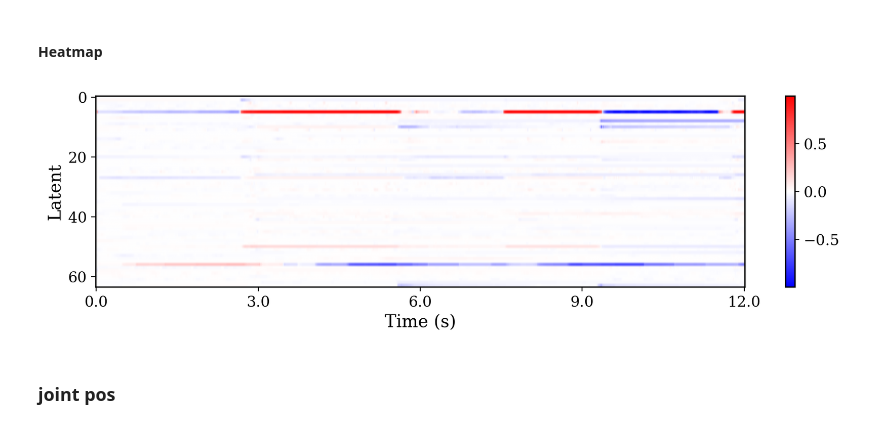
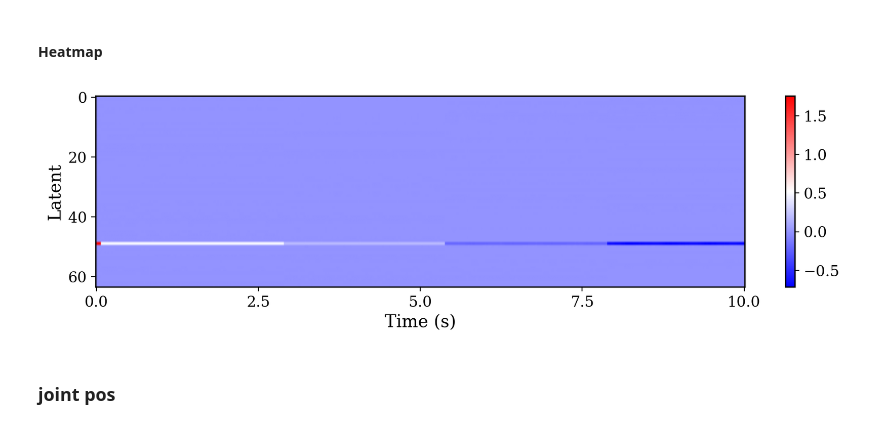
Before and after one commit to andyzong16/Isaaclab_Training, a Jupyter notebook: scripts/reinforcement_learning/rsl_rl/plot.ipynb, the cells around one changed output. Drawn from its saved outputs; the diff is of its cells as text; code cells hidden in the pictures.

```diff
--- a/scripts/reinforcement_learning/rsl_rl/plot.ipynb
+++ b/scripts/reinforcement_learning/rsl_rl/plot.ipynb
@@ -73,7 +73,9 @@ plt.rcParams['font.family'] = 'serif'
 
 # # vae teacher
 # DATA_ROOT = Path(os.path.realpath('__file__')).parent.parent.parent.parent / "logs" / "rsl_rl/g1_29dof_soft_vae_teacher"
-# data_dir = DATA_ROOT / "2026-04-16_22-19-54" / "logs"
+# # data_dir = DATA_ROOT / "2026-04-16_22-19-54" / "logs"
+# # data_dir = DATA_ROOT / "2026-04-24_02-54-25" / "logs"
+# data_dir = DATA_ROOT / "2026-04-25_02-51-12" / "logs"
 
 # # vae RNN student
 # DATA_ROOT = Path(os.path.realpath('__file__')).parent.parent.parent.parent / "logs" / "rsl_rl/g1_29dof_soft_vae_student"
@@ -82,7 +84,9 @@ plt.rcParams['font.family'] = 'serif'
 
 # vae TCN student
 DATA_ROOT = Path(os.path.realpath('__file__')).parent.parent.parent.parent / "logs" / "rsl_rl/g1_29dof_soft_vae_student_tcn"
-data_dir = DATA_ROOT / "2026-04-21_22-36-08" / "logs"
+# data_dir = DATA_ROOT / "2026-04-21_22-36-08" / "logs"
+# data_dir = DATA_ROOT / "2026-04-23_00-44-01" / "logs"
+data_dir = DATA_ROOT / "2026-04-26_18-30-36" / "logs"
 # %%
 def quat_to_yaw(quat):
     """Extract yaw from quaternion [w, x, y, z]"""
@@ -118,8 +122,11 @@ contact_force_idx = slice(7, 13)
 foot_air_time_idx = slice(13, 15)
 material_prop_idx = slice(15, None)
 # %%
+# data_path = data_dir / "rl_play"
+# data_path = data_dir / "rigid"
+# data_path = data_dir / "rigid_with_soft"
 # data_path = data_dir / "terrain_transition"
-data_path = data_dir / "terrain_transition_soft"
+data_path = data_dir / "terrain_transition_soft_2"
 
 policy_obs_path = (data_path / "obs/obs.pkl").as_posix()
 privileged_obs_path = (data_path / "privileged/privileged.pkl").as_posix()
@@ -464,33 +463,33 @@ plt.show()
 # %%
 ENV_ID = 0
 cmap = "bwr"
 latent_z = latent[ENV_ID]
-# mu = latent_z.mean(axis=0, keepdims=True)
-# std = latent_z.std(axis=0, keepdims=True) + 1e-8
-# latent_z = (latent_z - mu) / std
+mu = latent_z.mean(axis=0, keepdims=True)
+std = latent_z.std(axis=0, keepdims=True) + 1e-8
+latent_z = (latent_z - mu)
 
 latent_z = latent_z.transpose(1, 0)   # (latent_dim, seq_len)
 
 seq_len = latent_z.shape[1]
 
 fig, ax = plt.subplots(figsize=(10, 3))
 im = ax.imshow(latent_z, aspect="auto", cmap=cmap)
 fig.colorbar(im, ax=ax)
 
 # map pixel indices → time in seconds
 n_ticks = 5
 tick_positions = np.linspace(0, seq_len - 1, n_ticks)
 tick_labels = [f"{v:.1f}" for v in np.linspace(0, T_terminal, n_ticks)]
 ax.set_xticks(tick_positions)
 ax.set_xticklabels(tick_labels)
 
 ax.set_xlabel("Time (s)")
 ax.set_ylabel("Latent")
 plt.tight_layout()
 plt.savefig(os.path.join(data_path, "latent.pdf"))
 plt.show()
 # %% [output]
-[figure, old version]
+[figure, new version]
 # %% [markdown]
 ### joint pos
 # %%
```
Also changed, not shown: parts of 8 cells of this notebook, 6 other files.
